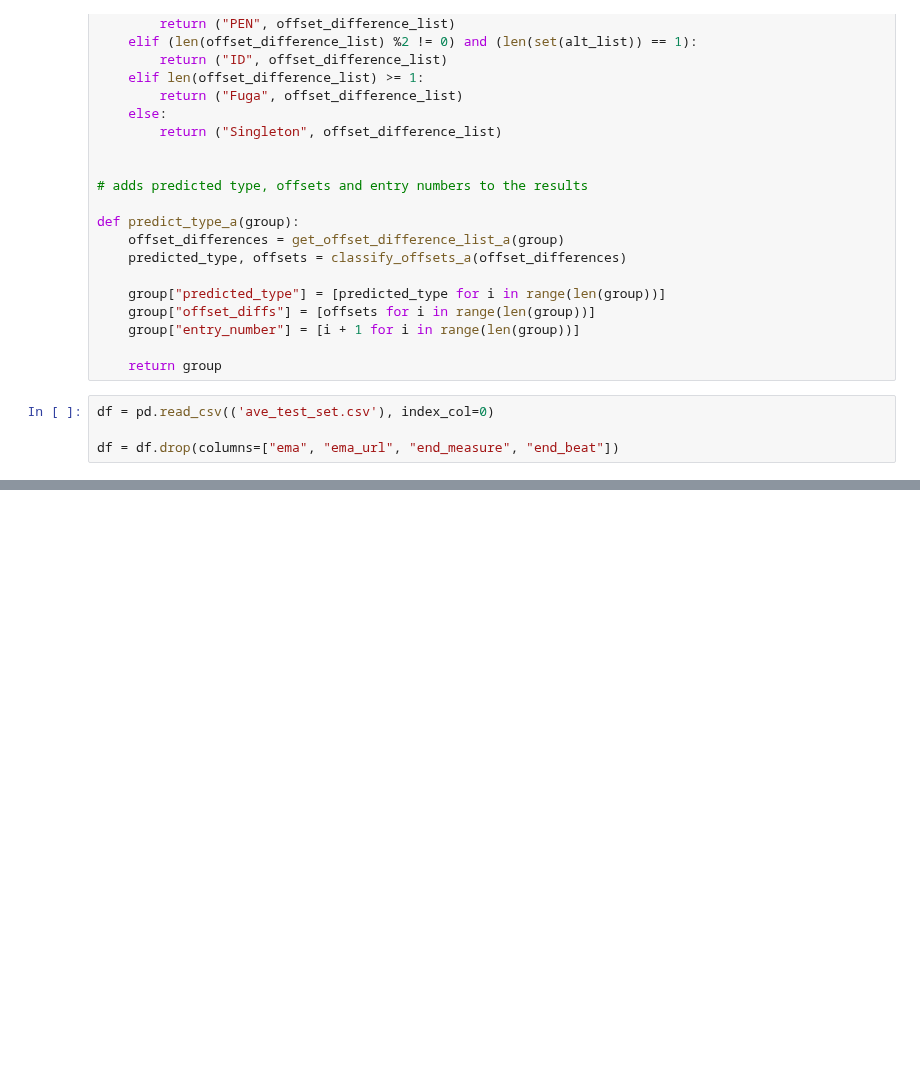
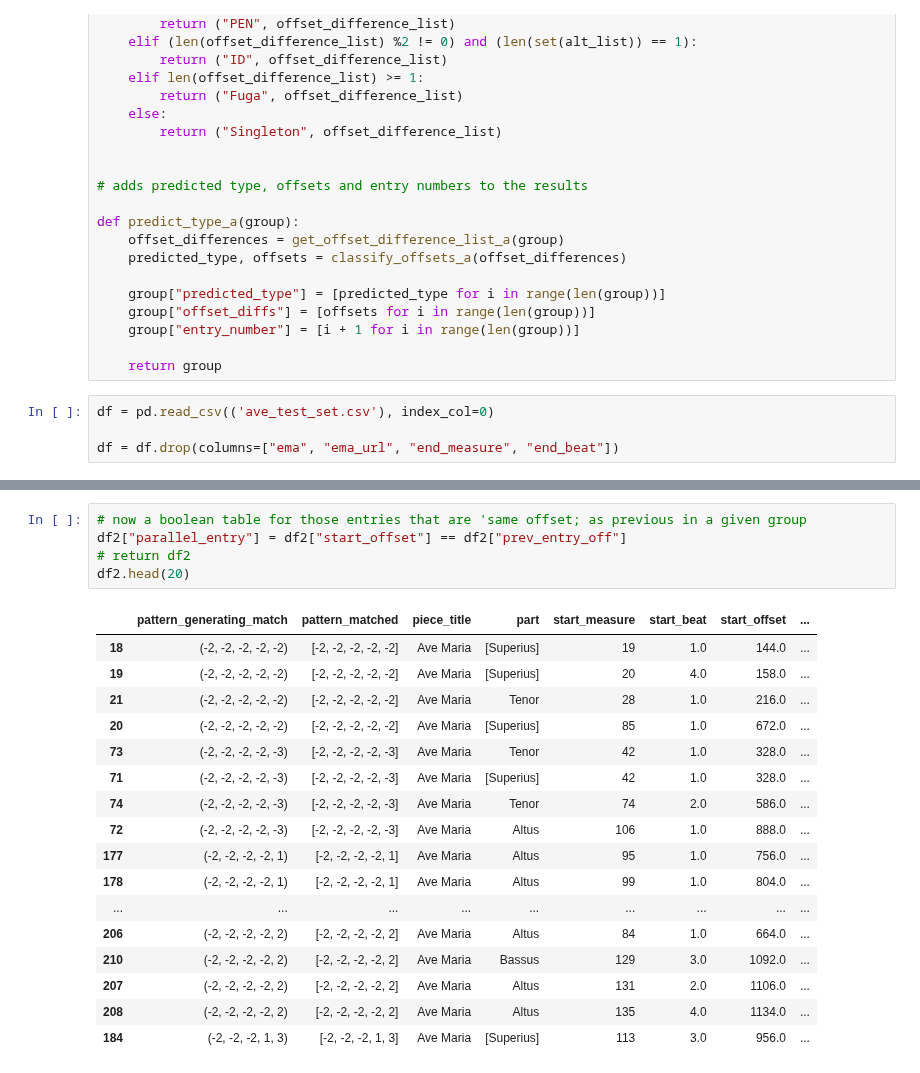
Before and after one commit to RichardFreedman/CRIM-notebooks, a Jupyter notebook: CRIM/CRIM_Group_Tests.ipynb, the cells around one changed output, grey strips where cells are left out. Cells and saved outputs as stored; diff of their text form; blank space fills up the shorter version.

```diff
--- a/CRIM/CRIM_Group_Tests.ipynb
+++ b/CRIM/CRIM_Group_Tests.ipynb
@@ -183,0 +139,23 @@ sel.head(50)
+# %%
+# now a boolean table for those entries that are 'same offset; as previous in a given group
+df2["parallel_entry"] = df2["start_offset"] == df2["prev_entry_off"]
+# return df2
+df2.head(20)
+# %% [output]
+|  | pattern_generating_match | pattern_matched | piece_title | part | start_measure | start_beat | start_offset | ... |
+| 18 | (-2, -2, -2, -2, -2) | [-2, -2, -2, -2, -2] | Ave Maria | [Superius] | 19 | 1.0 | 144.0 | ... |
+| 19 | (-2, -2, -2, -2, -2) | [-2, -2, -2, -2, -2] | Ave Maria | [Superius] | 20 | 4.0 | 158.0 | ... |
+| 21 | (-2, -2, -2, -2, -2) | [-2, -2, -2, -2, -2] | Ave Maria | Tenor | 28 | 1.0 | 216.0 | ... |
+| 20 | (-2, -2, -2, -2, -2) | [-2, -2, -2, -2, -2] | Ave Maria | [Superius] | 85 | 1.0 | 672.0 | ... |
+| 73 | (-2, -2, -2, -2, -3) | [-2, -2, -2, -2, -3] | Ave Maria | Tenor | 42 | 1.0 | 328.0 | ... |
+| 71 | (-2, -2, -2, -2, -3) | [-2, -2, -2, -2, -3] | Ave Maria | [Superius] | 42 | 1.0 | 328.0 | ... |
+| 74 | (-2, -2, -2, -2, -3) | [-2, -2, -2, -2, -3] | Ave Maria | Tenor | 74 | 2.0 | 586.0 | ... |
+| 72 | (-2, -2, -2, -2, -3) | [-2, -2, -2, -2, -3] | Ave Maria | Altus | 106 | 1.0 | 888.0 | ... |
+| 177 | (-2, -2, -2, -2, 1) | [-2, -2, -2, -2, 1] | Ave Maria | Altus | 95 | 1.0 | 756.0 | ... |
+| 178 | (-2, -2, -2, -2, 1) | [-2, -2, -2, -2, 1] | Ave Maria | Altus | 99 | 1.0 | 804.0 | ... |
+| ... | ... | ... | ... | ... | ... | ... | ... | ... |
+| 206 | (-2, -2, -2, -2, 2) | [-2, -2, -2, -2, 2] | Ave Maria | Altus | 84 | 1.0 | 664.0 | ... |
+| 210 | (-2, -2, -2, -2, 2) | [-2, -2, -2, -2, 2] | Ave Maria | Bassus | 129 | 3.0 | 1092.0 | ... |
+| 207 | (-2, -2, -2, -2, 2) | [-2, -2, -2, -2, 2] | Ave Maria | Altus | 131 | 2.0 | 1106.0 | ... |
+| 208 | (-2, -2, -2, -2, 2) | [-2, -2, -2, -2, 2] | Ave Maria | Altus | 135 | 4.0 | 1134.0 | ... |
+| 184 | (-2, -2, -2, 1, 3) | [-2, -2, -2, 1, 3] | Ave Maria | [Superius] | 113 | 3.0 | 956.0 | ... |
```
Also changed, not shown: parts of 12 cells of this notebook, 1 other file.
